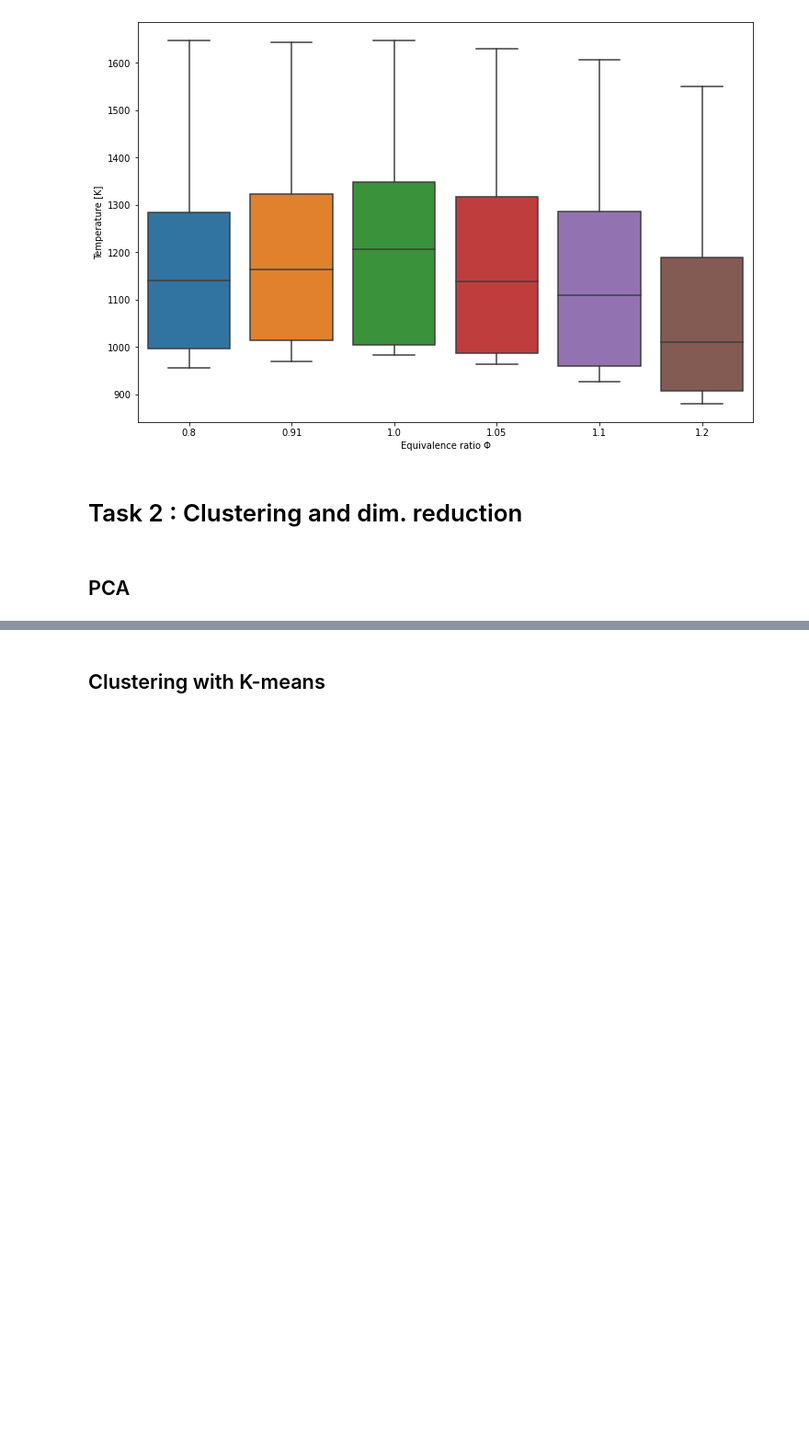
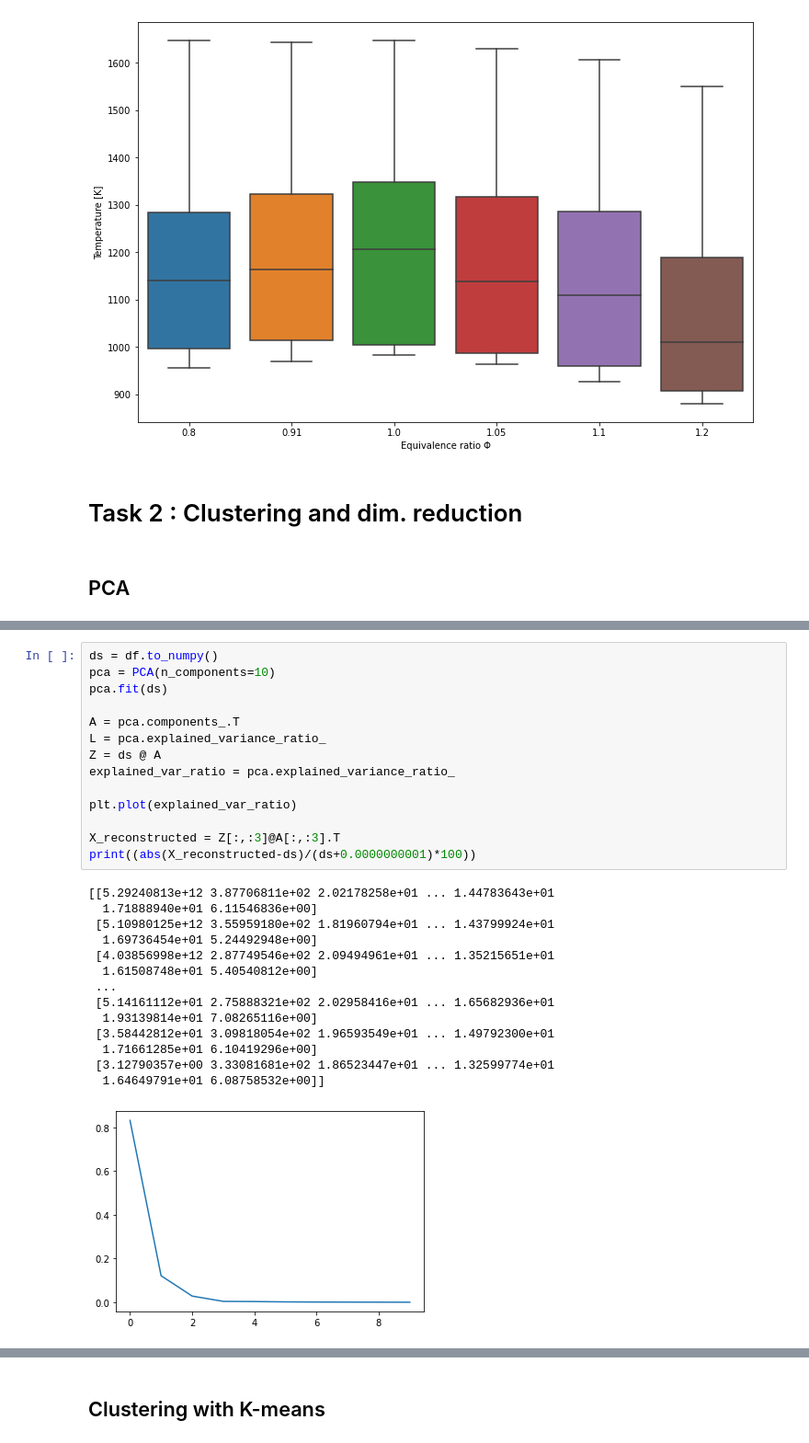
Before and after one commit to alesspiscopo/Data-Driven-MILD, a Jupyter notebook: Benzene.ipynb, the cells around one changed output, grey strips where cells are left out. Shown at 92% size. Cells and saved outputs as stored; diff of their text form; blank space fills up the shorter version.

```diff
--- a/Benzene.ipynb
+++ b/Benzene.ipynb
@@ -252,0 +227,29 @@ plt.show()
+# %%
+ds = df.to_numpy()
+pca = PCA(n_components=10)
+pca.fit(ds)
+
+A = pca.components_.T
+L = pca.explained_variance_ratio_
+Z = ds @ A
+explained_var_ratio = pca.explained_variance_ratio_
+
+plt.plot(explained_var_ratio)
+
+X_reconstructed = Z[:,:3]@A[:,:3].T
+print((abs(X_reconstructed-ds)/(ds+0.0000000001)*100))
+# %% [output]
+[[5.29240813e+12 3.87706811e+02 2.02178258e+01 ... 1.44783643e+01
+  1.71888940e+01 6.11546836e+00]
+ [5.10980125e+12 3.55959180e+02 1.81960794e+01 ... 1.43799924e+01
+  1.69736454e+01 5.24492948e+00]
+ [4.03856998e+12 2.87749546e+02 2.09494961e+01 ... 1.35215651e+01
+  1.61508748e+01 5.40540812e+00]
+ ...
+ [5.14161112e+01 2.75888321e+02 2.02958416e+01 ... 1.65682936e+01
+  1.93139814e+01 7.08265116e+00]
+ [3.58442812e+01 3.09818054e+02 1.96593549e+01 ... 1.49792300e+01
+  1.71661285e+01 6.10419296e+00]
+ [3.12790357e+00 3.33081681e+02 1.86523447e+01 ... 1.32599774e+01
+  1.64649791e+01 6.08758532e+00]]
+[figure, added]
```
Also changed, not shown: parts of 17 cells of this notebook.
